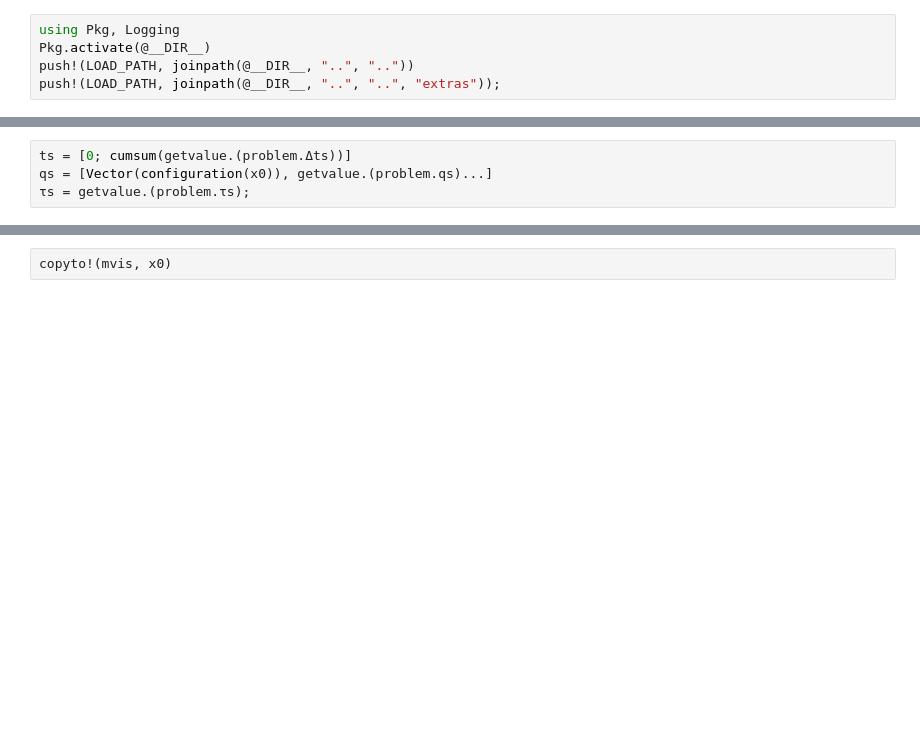
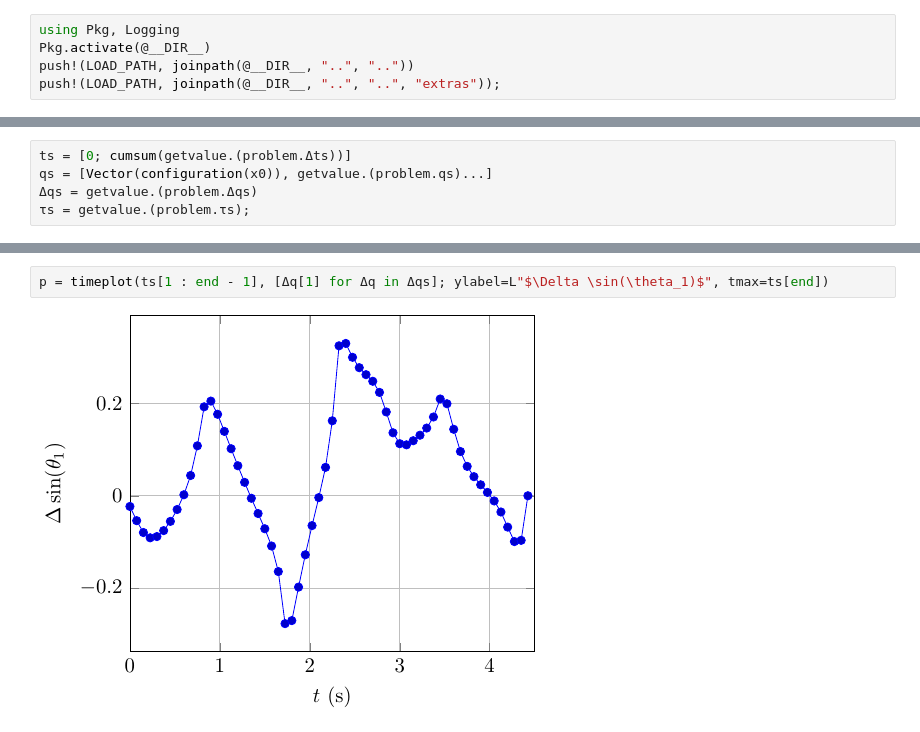
Before and after one commit to tkoolen/MINLPTrajOpt, a Jupyter notebook: notebooks/exploration/RigidBodyDynamics integration.ipynb, the cells around one changed output, grey strips where cells are left out. Cells and saved outputs as stored; diff of their text form; blank space fills up the shorter version.

```diff
--- a/notebooks/exploration/RigidBodyDynamics integration.ipynb
+++ b/notebooks/exploration/RigidBodyDynamics integration.ipynb
@@ -106,4 +111,5 @@ solve(problem.model)
 # %%
 ts = [0; cumsum(getvalue.(problem.Δts))]
 qs = [Vector(configuration(x0)), getvalue.(problem.qs)...]
+Δqs = getvalue.(problem.Δqs)
 τs = getvalue.(problem.τs);
@@ -122,2 +129,4 @@ p
-# %%
-copyto!(mvis, x0)
+# %%
+p = timeplot(ts[1 : end - 1], [Δq[1] for Δq in Δqs]; ylabel=L"$\Delta \sin(\theta_1)$", tmax=ts[end])
+# %% [output]
+[figure, added]
```
Also changed, not shown: parts of 16 cells of this notebook, 4 other files.
